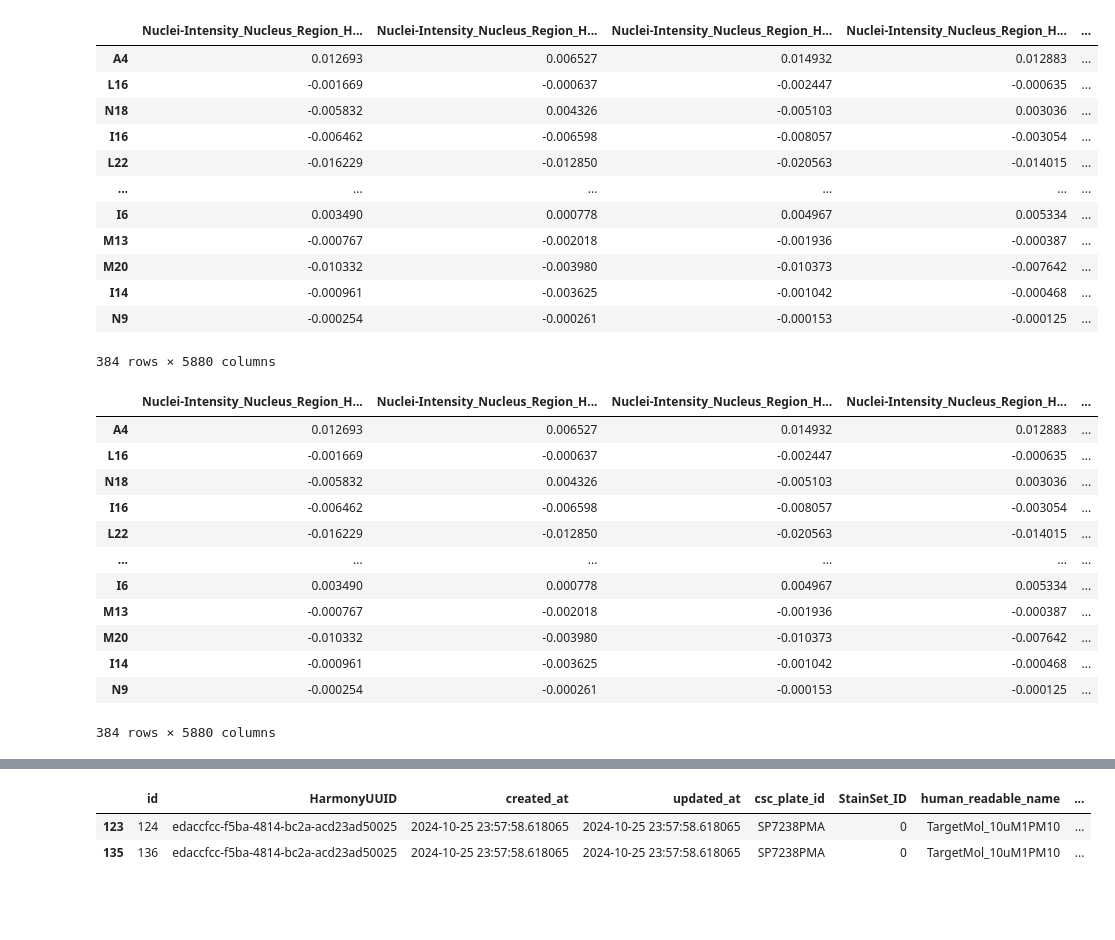
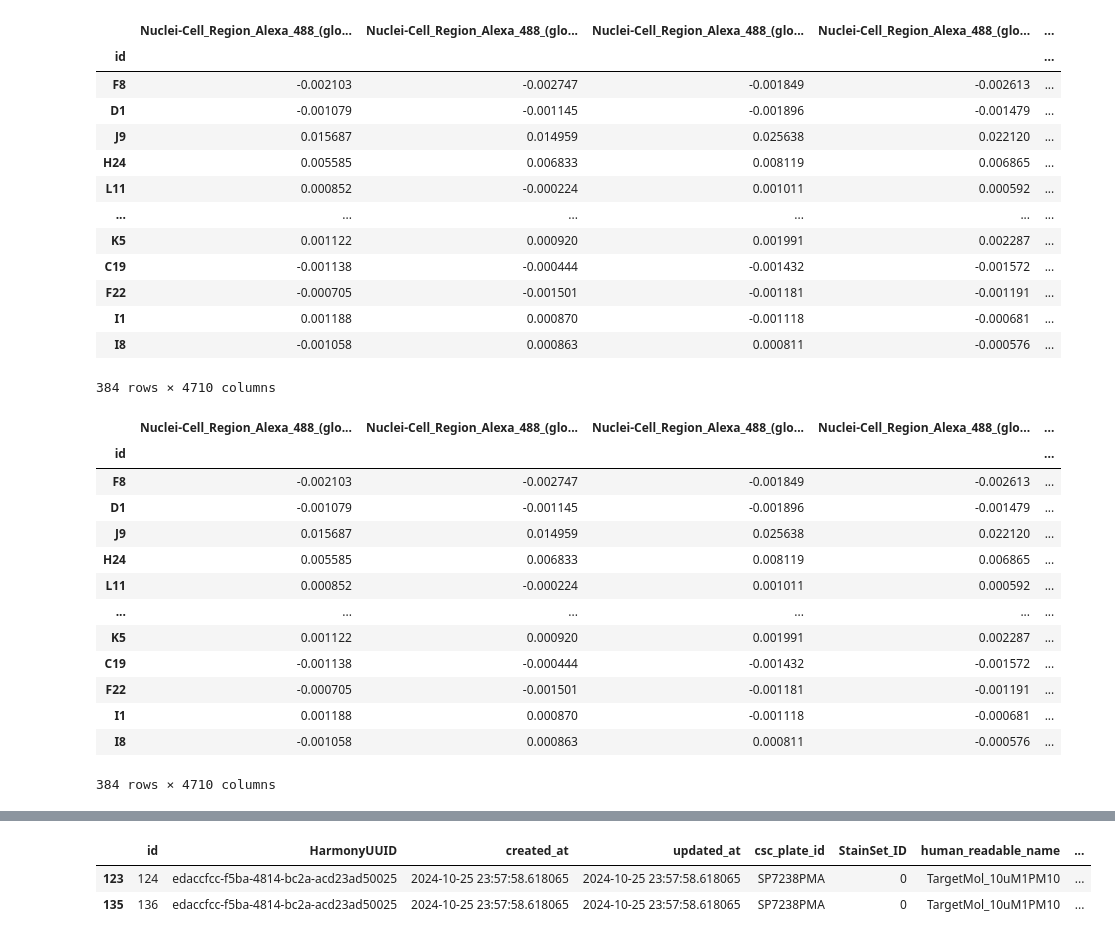
Before and after one commit to LokeyLab/HistDiff_standalone, a Jupyter notebook: validation/validation.ipynb, the cells around one changed output, grey strips where cells are left out. Cells and saved outputs as stored; diff of their text form; code cells hidden in the pictures; blank space fills up the shorter version.

```diff
--- a/validation/validation.ipynb
+++ b/validation/validation.ipynb
@@ -1,42 +1,46 @@
 # %%
 import pandas as pd, numpy as np
 from matplotlib import pyplot as plt
 
-og = "/home/derfelt/git_repos/HistDiff_standalone/temp_store/hd2.csv.csv"
+og = "/home/derfelt/git_repos/HistDiff_standalone/temp_store/official_run.csv"
+# og = "/home/derfelt/git_repos/HistDiff_standalone/temp_store/hd2.csv.csv"
 # og = "/home/derfelt/git_repos/HistDiff_standalone/temp_store/TargetMol_10uM1PMA_10_HD.csv"
 # new = "/home/derfelt/git_repos/HistDiff_standalone/temp_store/test.csv"
-new = "/home/derfelt/git_repos/HistDiff_standalone/temp_store/test.csv"
+# new = "/home/derfelt/git_repos/HistDiff_standalone/temp_store/test.csv"
 # new = "/home/derfelt/git_repos/HistDiff_standalone/temp_store/TargetMol_10uM1PMA_10_HD.csv"
+new = "/home/derfelt/git_repos/HistDiff_standalone/temp_store/official_run_RUST_IMPL.csv"
 
 og = pd.read_csv(og, index_col=0)
 new = pd.read_csv(new, index_col=0)
-og = og.loc[new.index, :]
+og = og.loc[new.index, new.columns]
 display(og, new)
 # %% [output]
-|  | Nuclei-Intensity_Nucleus_Region_H... | Nuclei-Intensity_Nucleus_Region_H... | Nuclei-Intensity_Nucleus_Region_H... | Nuclei-Intensity_Nucleus_Region_H... | ... |
-| A4 | 0.012693 | 0.006527 | 0.014932 | 0.012883 | ... |
-| L16 | -0.001669 | -0.000637 | -0.002447 | -0.000635 | ... |
-| N18 | -0.005832 | 0.004326 | -0.005103 | 0.003036 | ... |
-| I16 | -0.006462 | -0.006598 | -0.008057 | -0.003054 | ... |
-| L22 | -0.016229 | -0.012850 | -0.020563 | -0.014015 | ... |
+|  | Nuclei-Cell_Region_Alexa_488_(glo... | Nuclei-Cell_Region_Alexa_488_(glo... | Nuclei-Cell_Region_Alexa_488_(glo... | Nuclei-Cell_Region_Alexa_488_(glo... | ... |
+| id |  |  |  |  | ... |
+| F8 | -0.002103 | -0.002747 | -0.001849 | -0.002613 | ... |
+| D1 | -0.001079 | -0.001145 | -0.001896 | -0.001479 | ... |
+| J9 | 0.015687 | 0.014959 | 0.025638 | 0.022120 | ... |
+| H24 | 0.005585 | 0.006833 | 0.008119 | 0.006865 | ... |
+| L11 | 0.000852 | -0.000224 | 0.001011 | 0.000592 | ... |
 | ... | ... | ... | ... | ... | ... |
-| I6 | 0.003490 | 0.000778 | 0.004967 | 0.005334 | ... |
-| M13 | -0.000767 | -0.002018 | -0.001936 | -0.000387 | ... |
-| M20 | -0.010332 | -0.003980 | -0.010373 | -0.007642 | ... |
-| I14 | -0.000961 | -0.003625 | -0.001042 | -0.000468 | ... |
-| N9 | -0.000254 | -0.000261 | -0.000153 | -0.000125 | ... |
+| K5 | 0.001122 | 0.000920 | 0.001991 | 0.002287 | ... |
+| C19 | -0.001138 | -0.000444 | -0.001432 | -0.001572 | ... |
+| F22 | -0.000705 | -0.001501 | -0.001181 | -0.001191 | ... |
+| I1 | 0.001188 | 0.000870 | -0.001118 | -0.000681 | ... |
+| I8 | -0.001058 | 0.000863 | 0.000811 | -0.000576 | ... |
-384 rows × 5880 columns
+384 rows × 4710 columns
-|  | Nuclei-Intensity_Nucleus_Region_H... | Nuclei-Intensity_Nucleus_Region_H... | Nuclei-Intensity_Nucleus_Region_H... | Nuclei-Intensity_Nucleus_Region_H... | ... |
-| A4 | 0.012693 | 0.006527 | 0.014932 | 0.012883 | ... |
-| L16 | -0.001669 | -0.000637 | -0.002447 | -0.000635 | ... |
-| N18 | -0.005832 | 0.004326 | -0.005103 | 0.003036 | ... |
-| I16 | -0.006462 | -0.006598 | -0.008057 | -0.003054 | ... |
-| L22 | -0.016229 | -0.012850 | -0.020563 | -0.014015 | ... |
+|  | Nuclei-Cell_Region_Alexa_488_(glo... | Nuclei-Cell_Region_Alexa_488_(glo... | Nuclei-Cell_Region_Alexa_488_(glo... | Nuclei-Cell_Region_Alexa_488_(glo... | ... |
+| id |  |  |  |  | ... |
+| F8 | -0.002103 | -0.002747 | -0.001849 | -0.002613 | ... |
+| D1 | -0.001079 | -0.001145 | -0.001896 | -0.001479 | ... |
+| J9 | 0.015687 | 0.014959 | 0.025638 | 0.022120 | ... |
+| H24 | 0.005585 | 0.006833 | 0.008119 | 0.006865 | ... |
+| L11 | 0.000852 | -0.000224 | 0.001011 | 0.000592 | ... |
 | ... | ... | ... | ... | ... | ... |
-| I6 | 0.003490 | 0.000778 | 0.004967 | 0.005334 | ... |
-| M13 | -0.000767 | -0.002018 | -0.001936 | -0.000387 | ... |
-| M20 | -0.010332 | -0.003980 | -0.010373 | -0.007642 | ... |
-| I14 | -0.000961 | -0.003625 | -0.001042 | -0.000468 | ... |
-| N9 | -0.000254 | -0.000261 | -0.000153 | -0.000125 | ... |
+| K5 | 0.001122 | 0.000920 | 0.001991 | 0.002287 | ... |
+| C19 | -0.001138 | -0.000444 | -0.001432 | -0.001572 | ... |
+| F22 | -0.000705 | -0.001501 | -0.001181 | -0.001191 | ... |
+| I1 | 0.001188 | 0.000870 | -0.001118 | -0.000681 | ... |
+| I8 | -0.001058 | 0.000863 | 0.000811 | -0.000576 | ... |
-384 rows × 5880 columns
+384 rows × 4710 columns
 # %%
```
Also changed, not shown: parts of 1 cell of this notebook, 6 other files.
